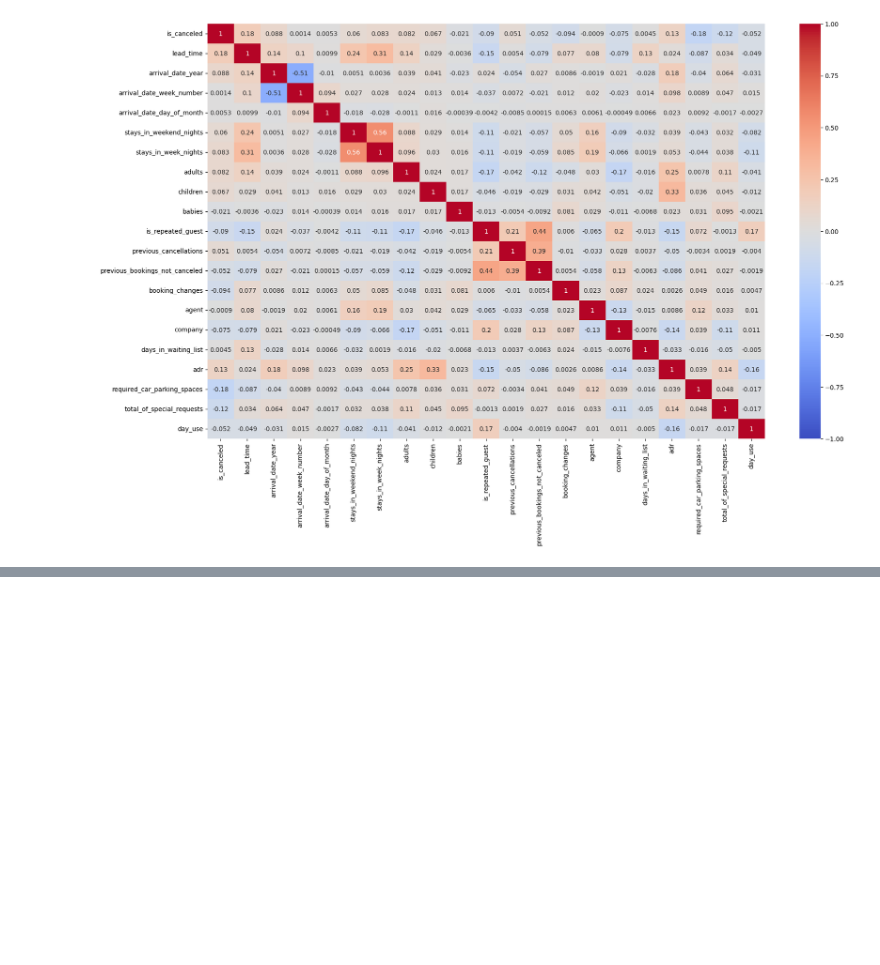
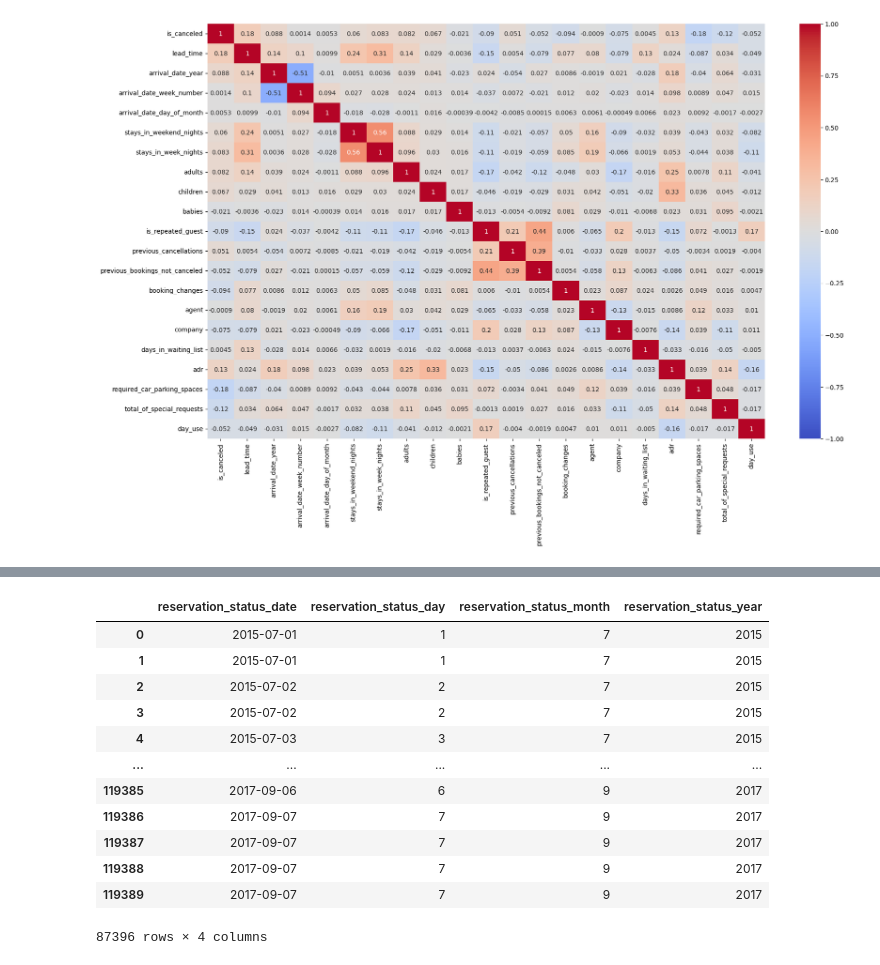
Before and after one commit to saairaam/Data-practice, a Jupyter notebook: linearRegression/hotel.ipynb, the cells around one changed output, grey strips where cells are left out. Cells and saved outputs as stored; diff of their text form; code cells hidden in the pictures; blank space fills up the shorter version.

```diff
--- a/linearRegression/hotel.ipynb
+++ b/linearRegression/hotel.ipynb
@@ -164,0 +208,4 @@ plt.show()
+# %%
+months_list=['January','February','March','April','May','June','July','August','September','October','November','December']
+months_list_encoded ={month : i+1 for i  ,month in enumerate (months_list)}
+df['arrival_date_month_encoded'] =df['arrival_date_month'].map(months_list_encoded)
@@ -164,0 +228,23 @@ plt.show()
+# %%
+nominal_features = ['meal','market_segment','distribution_channel','customer_type','reservation_status','reserved_room_type','assigned_room_type']
+df = pd.get_dummies(data=df, columns=nominal_features, drop_first=True,dtype=int)
+# %%
+df['reservation_status_year']= pd.to_datetime( df['reservation_status_date']).dt.year
+df['reservation_status_month']= pd.to_datetime( df['reservation_status_date']).dt.month
+df['reservation_status_day']= pd.to_datetime( df['reservation_status_date']).dt.day
+# %%
+df.loc[:,['reservation_status_date','reservation_status_day','reservation_status_month','reservation_status_year']]
+# %% [output]
+|  | reservation_status_date | reservation_status_day | reservation_status_month | reservation_status_year |
+| 0 | 2015-07-01 | 1 | 7 | 2015 |
+| 1 | 2015-07-01 | 1 | 7 | 2015 |
+| 2 | 2015-07-02 | 2 | 7 | 2015 |
+| 3 | 2015-07-02 | 2 | 7 | 2015 |
+| 4 | 2015-07-03 | 3 | 7 | 2015 |
+| ... | ... | ... | ... | ... |
+| 119385 | 2017-09-06 | 6 | 9 | 2017 |
+| 119386 | 2017-09-07 | 7 | 9 | 2017 |
+| 119387 | 2017-09-07 | 7 | 9 | 2017 |
+| 119388 | 2017-09-07 | 7 | 9 | 2017 |
+| 119389 | 2017-09-07 | 7 | 9 | 2017 |
+87396 rows × 4 columns
```
Also changed, not shown: parts of 11 cells of this notebook.
